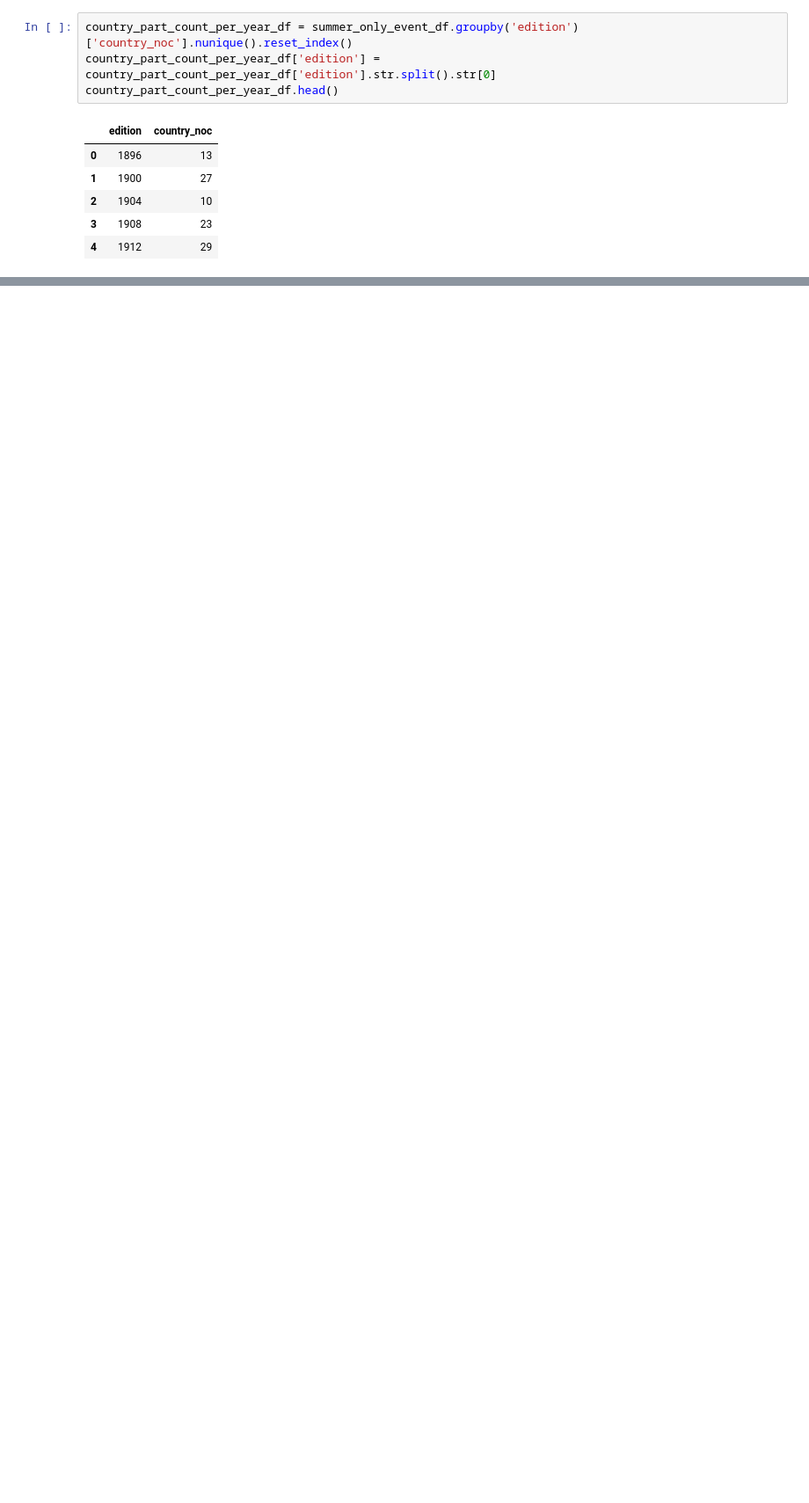
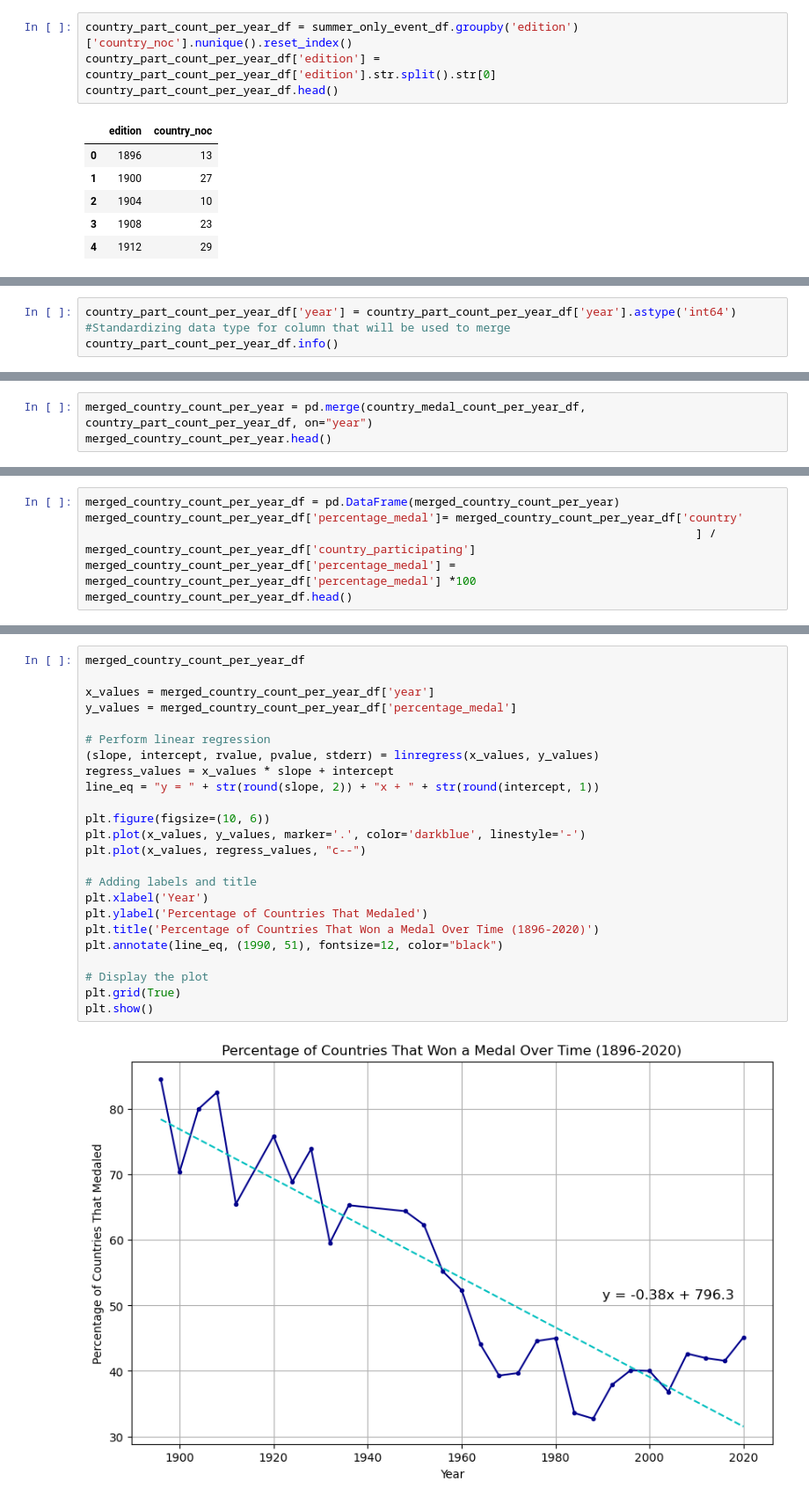
Before and after one commit to brandonhayes13/olympic_project, a Jupyter notebook: Country_Code.ipynb, the cells around one changed output, grey strips where cells are left out. Shown: that part at 88% size. Drawn from its saved outputs; the diff is of its cells as text; blank space fills up the shorter version.

```diff
--- a/Country_Code.ipynb
+++ b/Country_Code.ipynb
@@ -176,0 +183,3 @@ country_part_count_per_year_df.head()
+# %%
+country_part_count_per_year_df['year'] = country_part_count_per_year_df['year'].astype('int64') #Standardizing data type for column that will be used to merge
+country_part_count_per_year_df.info()
@@ -176,0 +196,3 @@ country_part_count_per_year_df.head()
+# %%
+merged_country_count_per_year = pd.merge(country_medal_count_per_year_df, country_part_count_per_year_df, on="year")
+merged_country_count_per_year.head()
@@ -176,0 +206,6 @@ country_part_count_per_year_df.head()
+# %%
+merged_country_count_per_year_df = pd.DataFrame(merged_country_count_per_year)
+merged_country_count_per_year_df['percentage_medal']= merged_country_count_per_year_df['country'
+																						 ] / merged_country_count_per_year_df['country_participating']
+merged_country_count_per_year_df['percentage_medal'] = merged_country_count_per_year_df['percentage_medal'] *100
+merged_country_count_per_year_df.head()
@@ -176,0 +219,26 @@ country_part_count_per_year_df.head()
+# %%
+merged_country_count_per_year_df
+
+x_values = merged_country_count_per_year_df['year']
+y_values = merged_country_count_per_year_df['percentage_medal']
+
+# Perform linear regression
+(slope, intercept, rvalue, pvalue, stderr) = linregress(x_values, y_values)
+regress_values = x_values * slope + intercept
+line_eq = "y = " + str(round(slope, 2)) + "x + " + str(round(intercept, 1))
+
+plt.figure(figsize=(10, 6))
+plt.plot(x_values, y_values, marker='.', color='darkblue', linestyle='-')
+plt.plot(x_values, regress_values, "c--")
+
+# Adding labels and title
+plt.xlabel('Year')
+plt.ylabel('Percentage of Countries That Medaled')
+plt.title('Percentage of Countries That Won a Medal Over Time (1896-2020)')
+plt.annotate(line_eq, (1990, 51), fontsize=12, color="black")
+
+# Display the plot
+plt.grid(True)
+plt.show()
+# %% [output]
+[figure, added]
```
Also changed, not shown: parts of 7 cells of this notebook.
